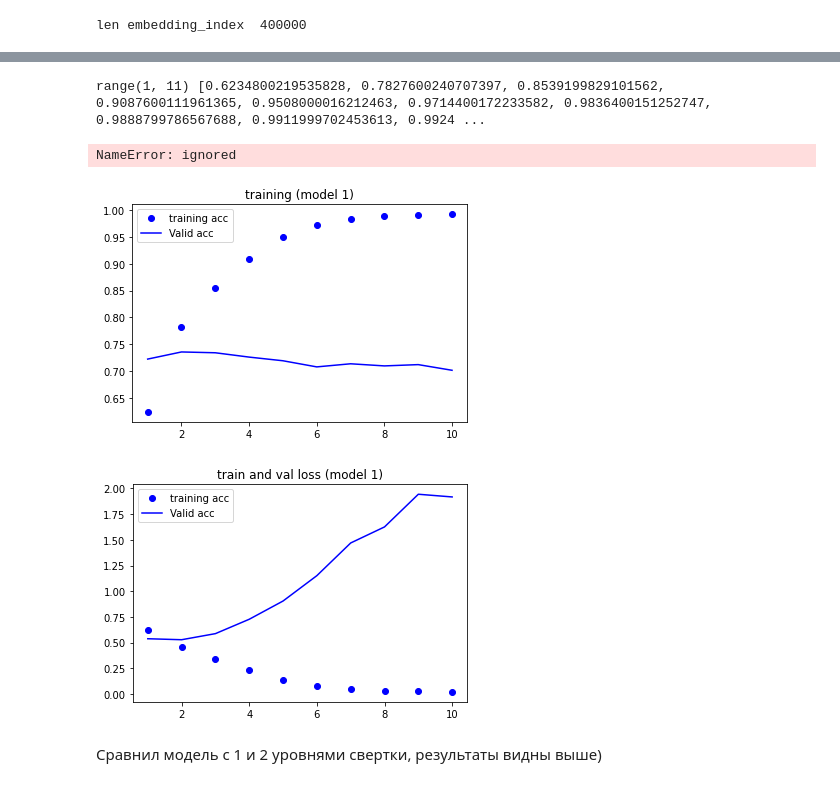
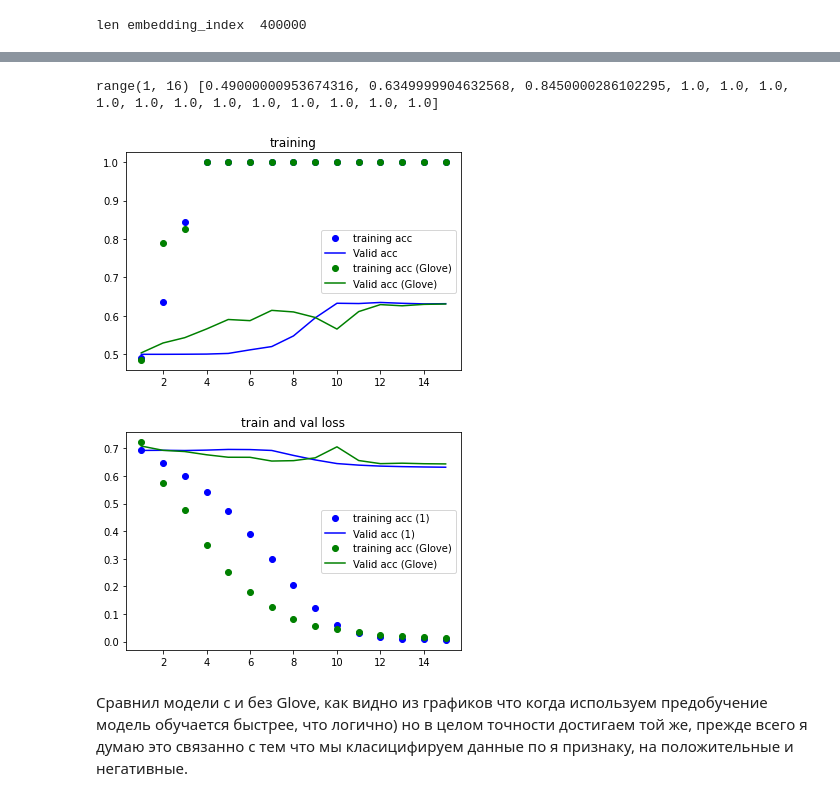
Before and after one commit to petrakov1/itmo-geter-data, a Jupyter notebook: task3_IMDB+Glove.ipynb, the cells around one changed output, grey strips where cells are left out. Drawn from its saved outputs; the diff is of its cells as text; code cells hidden in the pictures.

Commit message:
задание IMDB+Glove

```diff
--- a/task3_IMDB+Glove.ipynb
+++ b/task3_IMDB+Glove.ipynb
@@ -84,14 +136,15 @@ import tensorflow as tf
 embedding_dim = 100
 
 #вариант 1 CNN модели 1 основан на статье https://machinelearningmastery.com/develop-word-embedding-model-predicting-movie-review-sentiment/
-
+#без glove
 model = Sequential()
 
 model.add(tf.keras.layers.Embedding(max_words, embedding_dim, input_length=maxlen))
 model.add(tf.keras.layers.Conv1D(32, 8, activation='relu'))
 model.add(tf.keras.layers.MaxPooling1D(pool_size=2))
+model.add(tf.keras.layers.GlobalMaxPooling1D())
 model.add(tf.keras.layers.Flatten())
-model.add(tf.keras.layers.Dense(32, activation='relu'))
+model.add(tf.keras.layers.Dense(10, activation='relu'))
 model.add(tf.keras.layers.Dense(1, activation='sigmoid'))
 
 model.compile(optimizer='adam',
@@ -99,18 +152,13 @@ model.compile(optimizer='adam',
               metrics=['accuracy'])
 print(model.summary())
 
-model.layers[0].set_weights([embedding_matrix])
-model.layers[0].trainable = False
 
 # Fit model
 history = model.fit(x_train, y_train,
-                    epochs=10,
+                    epochs=15,
                     verbose=True,
-                    validation_data=(x_test, y_test),
+                    validation_data=(x_val, y_val),
                     batch_size=10)
-# выводим точность и потери
-loss, accuracy = model.evaluate(x_train, y_train, verbose=True)
-print("Training Accuracy: {:.4f}".format(accuracy))
-loss, accuracy = model.evaluate(x_test, x_test, verbose=False)
-print("Testing Accuracy:  {:.4f}".format(accuracy))
+
+model.save_weights('/content/drive/MyDrive/Colab Notebooks/model1.h5')
 # %% [output]
@@ -189,52 +227,46 @@ KeyboardInterrupt: ignored
 # %%
 import matplotlib.pyplot as plt
 
 acc = history.history['accuracy']
 val_acc = history.history['val_accuracy']
 loss = history.history['loss']
 val_loss = history.history['val_loss']
 
-epochs = range(1, len(acc) + 1)
 
-print(epochs, acc)
-plt.plot(epochs, acc, 'bo', label='training acc')
-plt.plot(epochs, val_acc, 'b', label='Valid acc')
-plt.title('training (model 1)')
-plt.legend()
-
-plt.figure()
-
-plt.plot(epochs, loss, 'bo', label='training acc')
-plt.plot(epochs, val_loss, 'b', label='Valid acc')
-plt.title("train and val loss (model 1)")
-plt.legend()
-
-
-acc = history2.history['accuracy']
-val_acc = history2.history['val_accuracy']
-loss = history2.history['loss']
-val_loss = history2.history['val_loss']
+acc2 = history2.history['accuracy']
+val_acc2 = history2.history['val_accuracy']
+loss2 = history2.history['loss']
+val_loss2 = history2.history['val_loss']
 
 epochs = range(1, len(acc) + 1)
 
 print(epochs, acc)
 plt.plot(epochs, acc, 'bo', label='training acc')
 plt.plot(epochs, val_acc, 'b', label='Valid acc')
-plt.title('training (model 2)')
+plt.plot(epochs, acc2, 'bo', label='training acc (Glove)',color='green')
+plt.plot(epochs, val_acc2, 'b', label='Valid acc (Glove)',color='green')
+plt.title('training')
 plt.legend()
+
+
+
+
+epochs = range(1, len(acc) + 1)
+
 
 plt.figure()
 
-plt.plot(epochs, loss, 'bo', label='training acc')
-plt.plot(epochs, val_loss, 'b', label='Valid acc')
-plt.title("train and val loss (model 2)")
+plt.plot(epochs, loss, 'bo', label='training acc (1)')
+plt.plot(epochs, val_loss, 'b', label='Valid acc (1)')
+plt.plot(epochs, loss2, 'bo', label='training acc (Glove)',color='green')
+plt.plot(epochs, val_loss2, 'b', label='Valid acc (Glove)',color='green')
+plt.title("train and val loss")
 plt.legend()
 
 plt.show()
 # %% [output]
-range(1, 11) [0.6234800219535828, 0.7827600240707397, 0.8539199829101562, 0.9087600111961365, 0.9508000016212463, 0.9714400172233582, 0.9836400151252747, 0.9888799786567688, 0.9911999702453613, 0.9924 ...
+range(1, 16) [0.49000000953674316, 0.6349999904632568, 0.8450000286102295, 1.0, 1.0, 1.0, 1.0, 1.0, 1.0, 1.0, 1.0, 1.0, 1.0, 1.0, 1.0]
-NameError: ignored
-[figure, old version]
+[figure, new version]
-[figure, old version]
+[figure, new version]
-# %% [markdown]
-Сравнил модель с 1 и 2 уровнями свертки, результаты видны выше)
+# %% [markdown]
+Сравнил модели с и без Glove, как видно из графиков что когда используем предобучение модель обучается быстрее, что логично) но в целом точности достигаем той же, прежде всего я думаю это связанно с тем что мы класицифируем данные по я признаку, на положительные и негативные.
```
Also changed, not shown: parts of 10 cells of this notebook, 3 other files.
